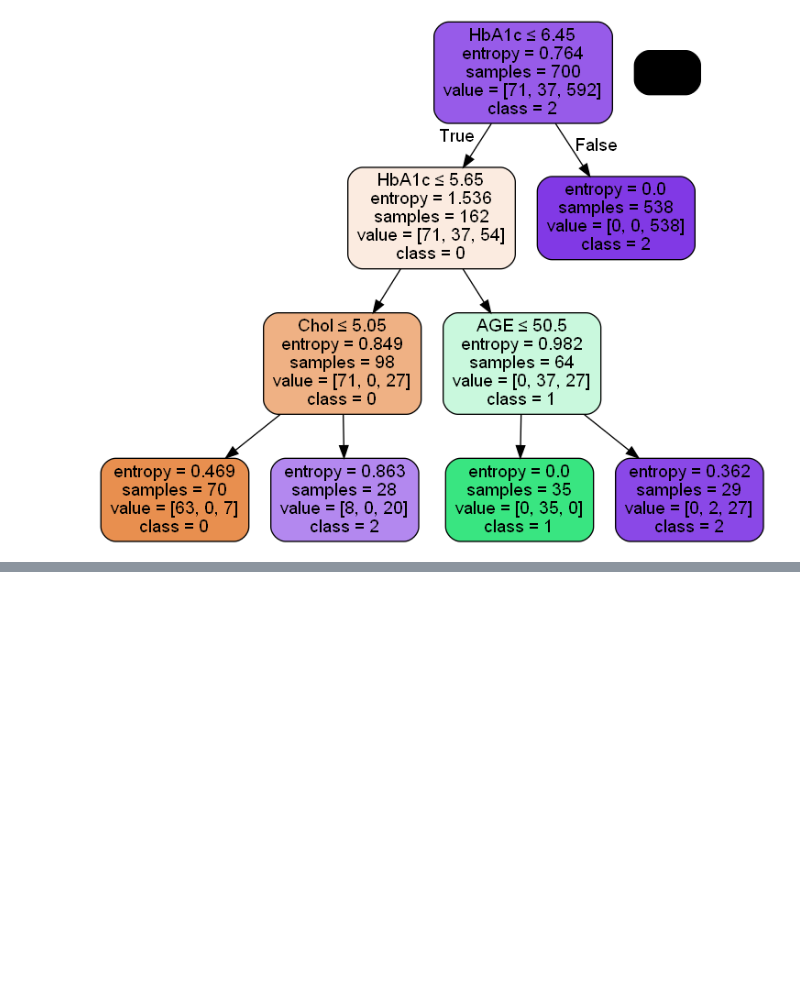
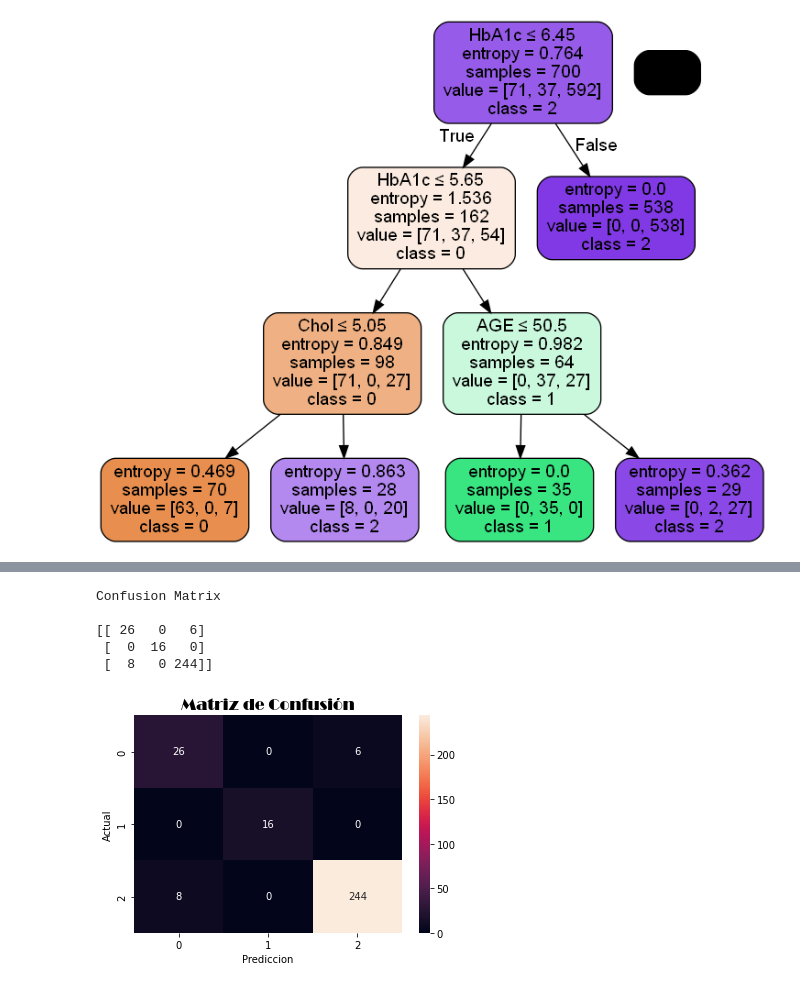
Before and after one commit to kxordonez/Arbol-de-Decision-con-Diabetes.csv, a Jupyter notebook: [NRC_6292]_XiomaraOrdonez_Lab1Unidad2.ipynb, the cells around one changed output, grey strips where cells are left out. Cells and saved outputs as stored; diff of their text form; code cells hidden in the pictures; blank space fills up the shorter version.

Commit message:
Matriz de Confusión

```diff
--- a/[NRC_6292]_XiomaraOrdonez_Lab1Unidad2.ipynb
+++ b/[NRC_6292]_XiomaraOrdonez_Lab1Unidad2.ipynb
@@ -268,0 +272,28 @@ Image(graph.create_png())
+# %%
+'''Creación de la matriz de confusión con y_test y y_pred'''
+conf_matrix = confusion_matrix(y_test, y_pred)
+print('Confusion Matrix\n')
+'''Visualización de la matriz de confusión en un array'''
+print(conf_matrix)
+# %% [output]
+Confusion Matrix
+
+[[ 26   0   6]
+ [  0  16   0]
+ [  8   0 244]]
+# %%
+'''Elaboración gráfica de la matriz de confusión'''
+sns.heatmap(conf_matrix,annot=True,fmt="d")
+'''Título del grafico'''
+plt.title("Matriz de Confusión",
+          position=(0.5, 0.9),
+          fontdict={'family': 'Broadway',
+                    'weight': 'bold',
+                    'size': 16})
+'''Etiquetas'''
+plt.xlabel('Prediccion');
+plt.ylabel('Actual');
+'''Guardar el grafico'''
+plt.savefig('confusion.png')
+# %% [output]
+[figure, added]
```
Also changed, not shown: parts of 2 cells of this notebook.
